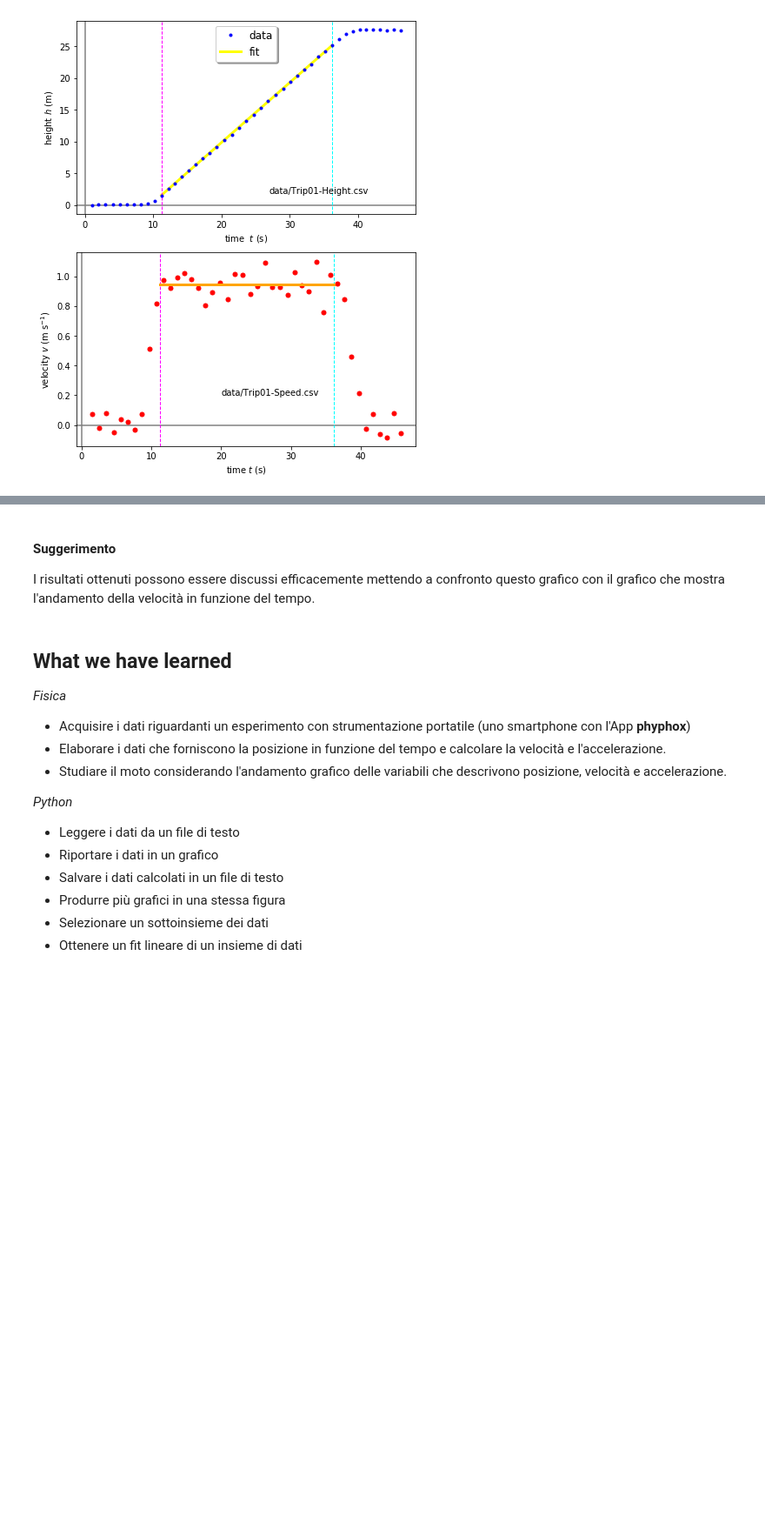
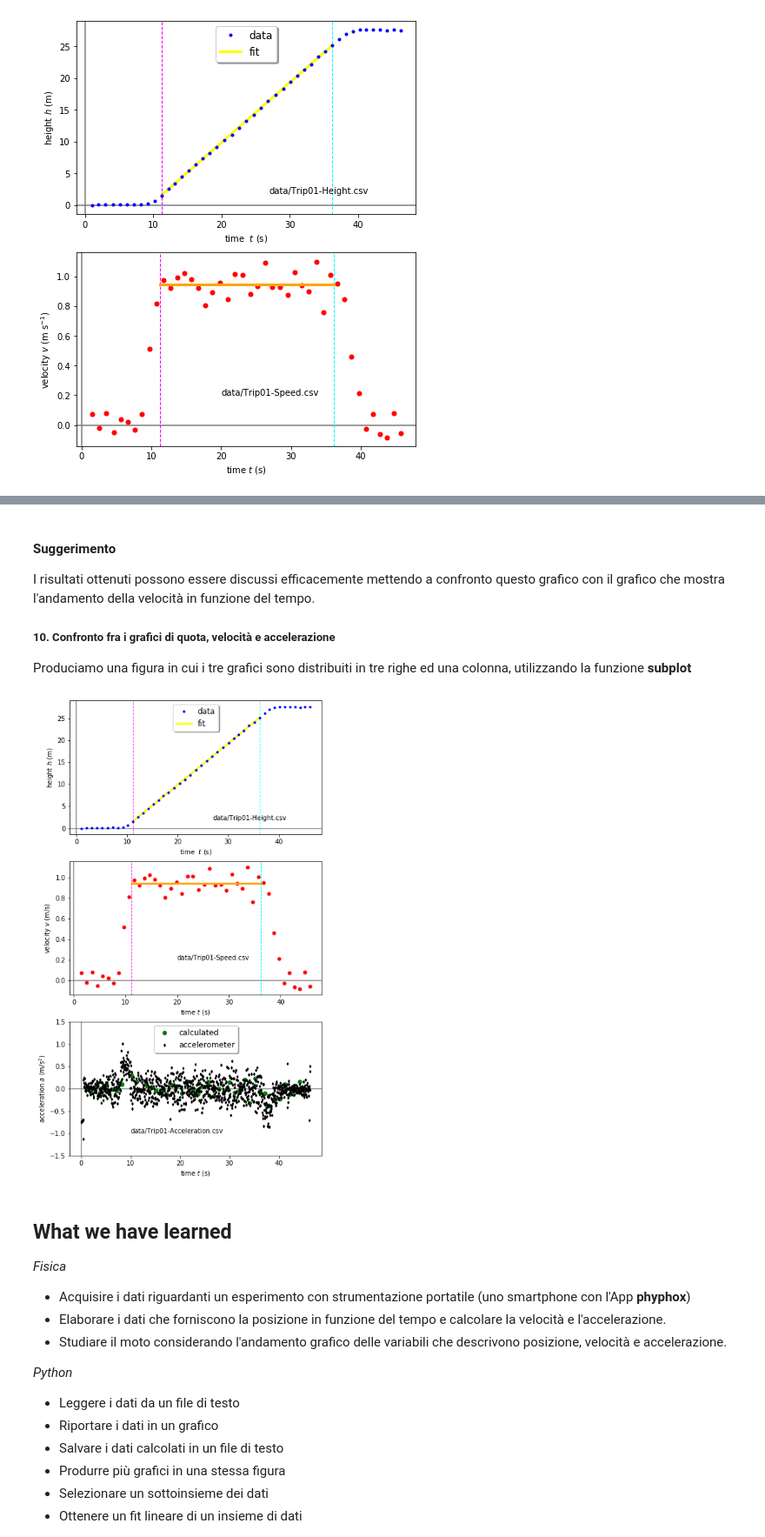
Before and after one commit to POSS-UniMe/simple-physics-with-Python-ITA, a Jupyter notebook: notebook/3-1-ViaggioInAscensoreVer001.ipynb, the cells around one changed output, grey strips where cells are left out. Shown at 87% size. Saved outputs shown, nothing was run; the diff lists cells and outputs as text; code cells hidden in the pictures; blank space fills up the shorter version.

```diff
--- a/notebook/3-1-ViaggioInAscensoreVer001.ipynb
+++ b/notebook/3-1-ViaggioInAscensoreVer001.ipynb
@@ -343,6 +356,56 @@ plt.show()
 # %% [markdown]
 #### Suggerimento
 I risultati ottenuti possono essere discussi efficacemente mettendo a confronto questo grafico con il grafico che mostra l'andamento della velocità in funzione del tempo.
+
+##### 10. Confronto fra i grafici di quota, velocità e accelerazione
+Produciamo una figura in cui i tre grafici sono distribuiti in tre righe ed una colonna, utilizzando la funzione **subplot**
+# %%
+print()
+
+fig = plt.figure(figsize=(7, 13))
+   # plt.ion()
+plt.subplot(3, 1, 1)
+plt.plot(t, x, 'o', color='blue', markersize = 3, label = 'data')
+plt.plot(t_subset,x_fit, '-', color='yellow', linewidth = 3, zorder = -1, label = 'fit')
+plt.axhline(color = 'gray', zorder = -1)
+plt.axvline(color = 'gray', zorder = -1)
+plt.axvline(color = 'magenta', x = t_subset[0], linewidth = 1, linestyle = '--', zorder = -1)
+plt.axvline(color = 'cyan', x = t_subset[-1],linewidth = 1, linestyle = '--', zorder = -1)
+plt.xlabel('time  $t$ (s)')
+plt.ylabel('height $h$ (m)')
+plt.text(27, 1.8, inputDataFile)
+plt.legend(loc='upper center', shadow=True, fontsize='large')
+
+
+plt.subplot(3, 1, 2)
+plt.plot(t_prime, v, 'o', color='red', markersize = 5)
+plt.plot(t_subset,v_fit,'-', color = 'orange', linewidth = 3)
+plt.axhline(color = 'gray', zorder = -1)
+plt.axvline(color = 'gray', zorder = -1)
+plt.axvline(color = 'magenta', x = t_subset[0], linewidth = 1, linestyle = '--', zorder = -1)
+plt.axvline(color = 'cyan', x = t_subset[-1], linewidth = 1, linestyle = '--', zorder = -1)
+plt.xlabel('time $t$ (s)')
+plt.ylabel('velocity $v$ (m/s)')
+plt.text(20, 0.2, speedDataFile)
+
+plt.subplot(3, 1, 3)
+plt.plot(t_double_prime, a, 'o', color='green', markersize = 6, label = 'calculated')
+plt.plot(t_exp,accel, 'd', color = 'black', markersize = 3, label = 'accelerometer')
+plt.axhline(color = 'gray', zorder = -1)
+plt.axvline(color = 'gray', zorder = -1)
+plt.xlabel('time $t$ (s)')
+plt.ylabel('acceleration $a$ (m/s$^{2}$)')
+plt.ylim(-1.5,1.5)
+plt.legend(loc='upper center', shadow=True, fontsize='large')
+plt.text(10, -1, accelerometerDataFile)
+
+plt.savefig('data/Trip01-Results.pdf')
+
+plt.draw()
+plt.show()
+print()
+# %% [output]
+[figure, added]
 # %% [markdown]
 ## What we have learned
 *Fisica*
```
Also changed, not shown: parts of 11 cells of this notebook.
